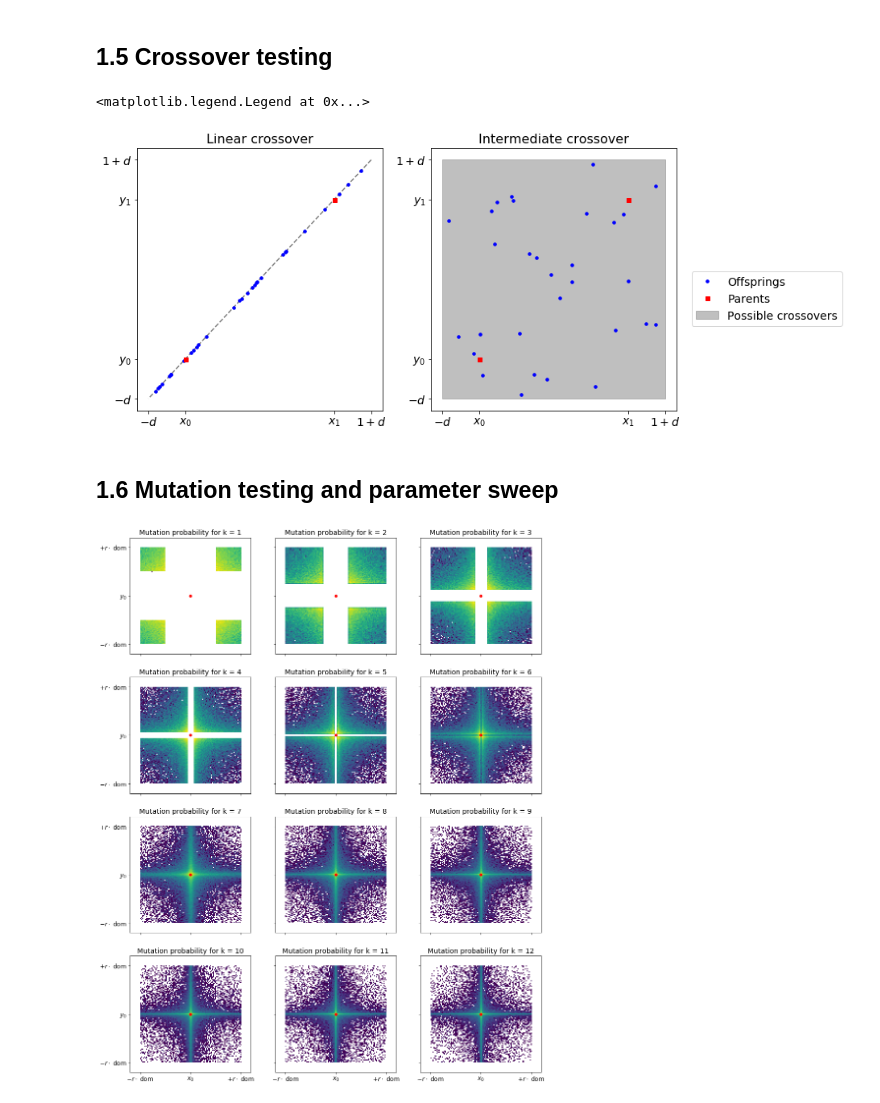
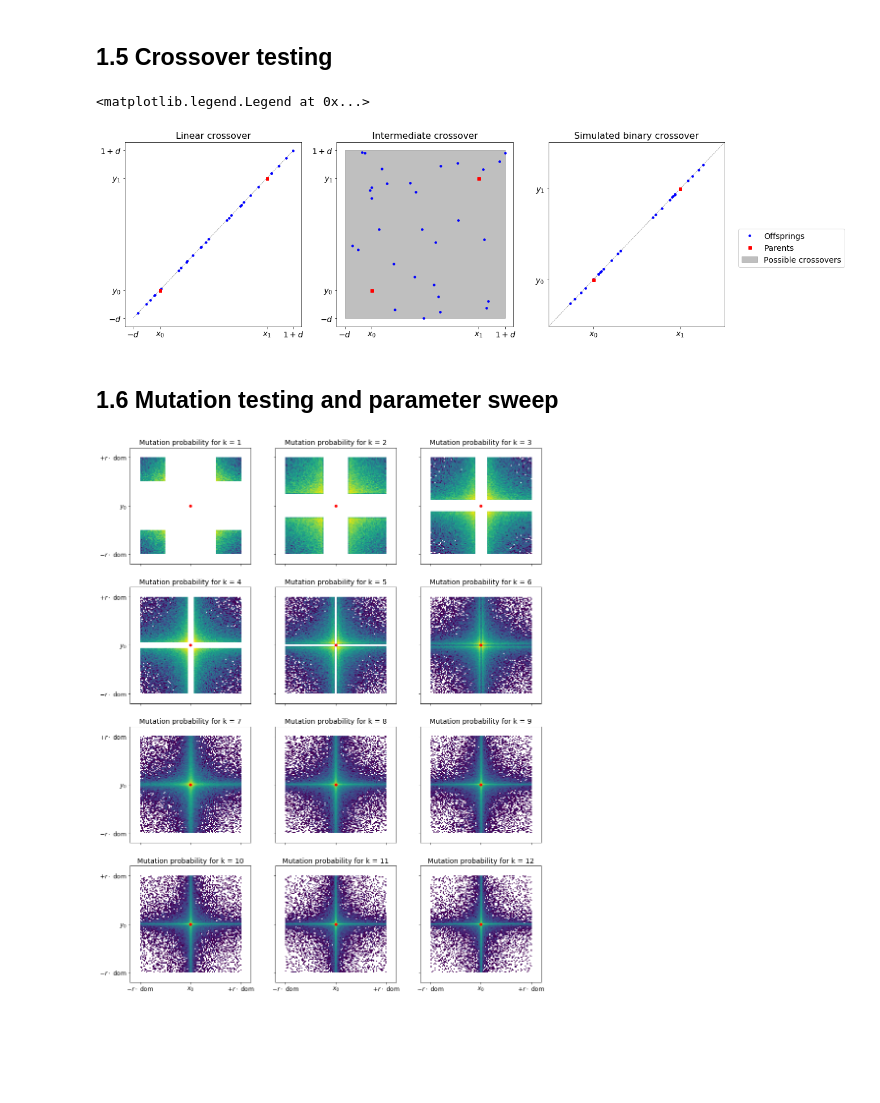
Before and after one commit to jlobatop/GA-CFD-MO, a Jupyter notebook: optimization/NSGA_II.ipynb, the cells around one changed output. Drawn from its saved outputs; the diff is of its cells as text; code cells hidden in the pictures; blank space fills up the shorter version.

```diff
--- a/optimization/NSGA_II.ipynb
+++ b/optimization/NSGA_II.ipynb
@@ -663,14 +804,18 @@ d = 0.25
 
 linearC = np.zeros((30,2))
 intermC = np.zeros_like(linearC)
+sbxC = np.zeros_like(linearC)
 
 for i in range(len(linearC)):
-    linearC[i,:] = crossover(pt1, pt2, d, True)
-    intermC[i,:] = crossover(pt1, pt2, d, False)
+    linearC[i,:] = crossover(pt1, pt2, d, np.nan, True, False)
+    intermC[i,:] = crossover(pt1, pt2, d, np.nan, False, False)
 
-fig, (ax1, ax2) = plt.subplots(1, 2, figsize=(12,6))
+for i in range(int(len(linearC)/2)):
+    sbxC[i,:], sbxC[i+int(len(linearC)/2),:] = crossover(pt1, pt2, np.nan, 2, False, True)
+
+fig, (ax1, ax2,ax3) = plt.subplots(1, 3, figsize=(19,6))
 ########## PLOT 1
-ax1.plot([(1+d)*np.abs(pt1[0]-pt2[0]),(-d)*np.abs(pt1[0]-pt2[0])], [(1+d)*np.abs(pt1[1]-pt2[1]),(-d)*np.abs(pt1[1]-pt2[1])] ,'--k', alpha=0.5)
+ax1.plot([(1+d)*np.abs(pt1[0]-pt2[0]),(-d)*np.abs(pt1[0]-pt2[0])], [(1+d)*np.abs(pt1[1]-pt2[1]),(-d)*np.abs(pt1[1]-pt2[1])] ,'--k', linewidth=0.7,alpha=0.5)
 ax1.plot(linearC[:,0], linearC[:,1], '.b', markersize=7)
 ax1.plot([pt1[0],pt2[0]], [pt1[1],pt2[1]], 'sr', markersize = 5, label ='Parents')
 ax1.set_title('Linear crossover', fontsize=16)
@@ -688,35 +833,57 @@ labels = [item.get_text() for item in ax1.get_yticklabels()]
 labels[0] = r'$-d$'
 labels[1] = r'$y_0$'
 labels[2] = r'$y_1$'
 labels[3] = r'$1+d$'
 ax1.set_yticklabels(labels, fontsize=14)
 
 ########## PLOT 2
 ax2.fill_between([-d,1+d],[1+d,1+d],[-d,-d],color='grey',alpha=0.5, label='Possible crossovers')
 ax2.plot(intermC[:,0], intermC[:,1], '.b', markersize=7, label='Offsprings')
 ax2.plot([pt1[0],pt2[0]], [pt1[1],pt2[1]], 'sr', markersize = 5, label ='Parents')
 ax2.set_title('Intermediate crossover', fontsize=16)
 
 ax2.set_xticks([(-d)*np.abs(pt1[0]-pt2[0]),pt2[0],pt1[0],(1+d)*np.abs(pt1[0]-pt2[0])])
 labels = [item.get_text() for item in ax2.get_xticklabels()]
 labels[0] = r'$-d$'
 labels[1] = r'$x_0$'
 labels[2] = r'$x_1$'
 labels[3] = r'$1+d$'
 ax2.set_xticklabels(labels, fontsize=14)
 
 ax2.set_yticks([(-d)*np.abs(pt1[1]-pt2[1]),pt2[1],pt1[1],(1+d)*np.abs(pt1[1]-pt2[1])])
 labels = [item.get_text() for item in ax2.get_yticklabels()]
 labels[0] = r'$-d$'
 labels[1] = r'$y_0$'
 labels[2] = r'$y_1$'
 labels[3] = r'$1+d$'
 ax2.set_yticklabels(labels, fontsize=14)
 
-ax2.legend(bbox_to_anchor=(1.7,0.55),fontsize=14)
+########## PLOT 3
+ax3.plot([-10, 10], [-10,10] ,'--k', linewidth=0.7, alpha=0.5)
+ax3.plot(sbxC[:,0], sbxC[:,1], '.b', markersize=7)
+ax3.plot([pt1[0],pt2[0]], [pt1[1],pt2[1]], 'sr', markersize = 5, label ='Parents')
+ax3.set_title('Simulated binary crossover', fontsize=16)
+
+ax3.set_xticks([pt2[0],pt1[0]])
+labels = [item.get_text() for item in ax3.get_xticklabels()]
+labels[0] = r'$x_0$'
+labels[1] = r'$x_1$'
+ax3.set_xticklabels(labels, fontsize=14)
+
+ax3.set_yticks([pt2[1],pt1[1]])
+labels = [item.get_text() for item in ax3.get_yticklabels()]
+labels[0] = r'$y_0$'
+labels[1] = r'$y_1$'
+ax3.set_yticklabels(labels, fontsize=14)
+
+ax3.set_xlim([pt1[0]-1.2*np.max(np.abs(sbxC[:,0])),1.2*np.max(np.abs(sbxC[:,0]))])
+ax3.set_ylim([pt1[1]-1.2*np.max(np.abs(sbxC[:,1])),1.2*np.max(np.abs(sbxC[:,1]))])
+
+# Legend
+ax2.legend(bbox_to_anchor=(2.9,0.55),fontsize=14)
 # %% [output]
 <matplotlib.legend.Legend at 0x...>
-[figure, old version]
+[figure, new version]
 # %% [markdown]
 ## 1.6 Mutation testing and parameter sweep
 # %%
@@ -729,7 +896,7 @@ fig, ax = plt.subplots(4, 3, figsize=(15,20), sharex='col', sharey='row')
 for i in range(4):
     for j in range(3):
         for k in range(len(kPS)):
-            kPS[k,:] = mutation(np.array([0.,0.]), 0.1, np.array([1.,1.]), K[kVal], False)
+            kPS[k,:] = mutation(np.array([0.,0.]), 0.1, np.array([-0.5,0.5,-0.5,0.5]), K[kVal], np.nan, False, False)
         ax[i][j].hist2d(kPS[:,0], kPS[:,1], bins=100, norm=LogNorm())
         ax[i][j].plot([0.], [0.], 'or', markersize = 5)
         ax[i][j].set_xlim([-0.12,0.12])
@@ -754,7 +921,7 @@ for i in range(4):
 
         kVal += 1
 # %% [output]
-[figure, old version]
+[figure, new version]
 # %%
 norm = np.zeros((100000,2))
 
```
Also changed, not shown: parts of 29 cells of this notebook, 3 other files.
